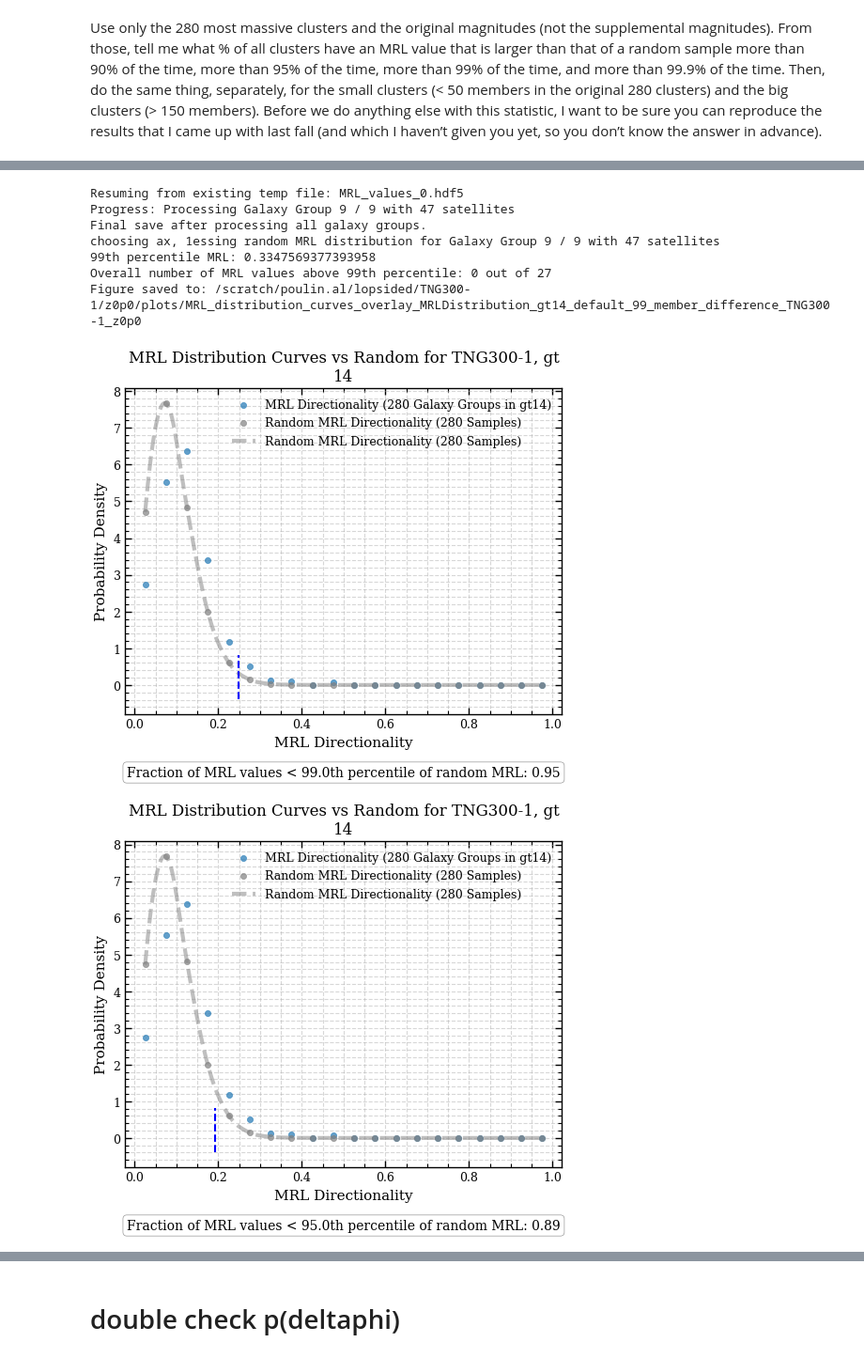
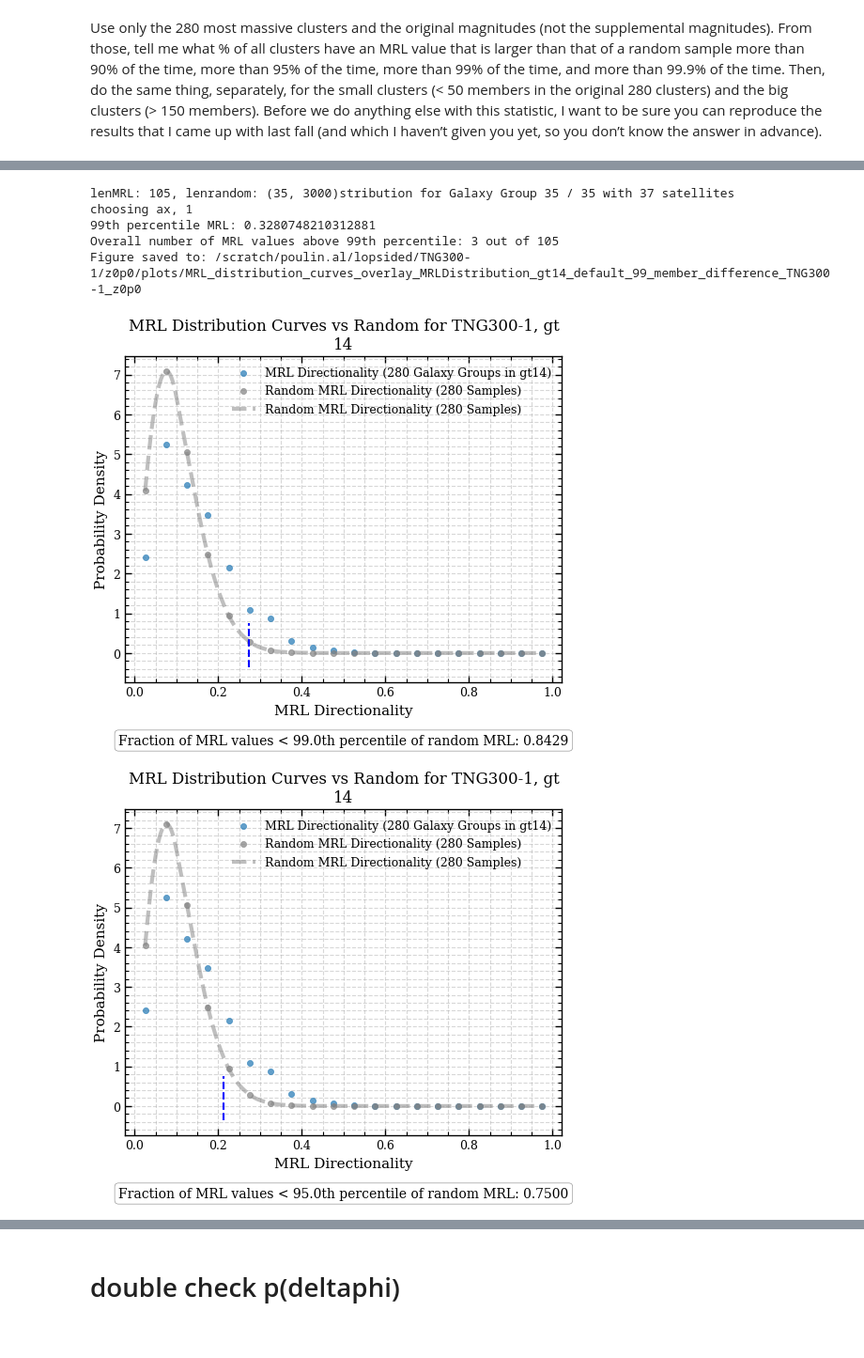
Before and after one commit to poulinal/sat-lopsidedness, a Jupyter notebook: src/myproject/redshiftGalaxyGroup copy 3.ipynb, the cells around one changed output, grey strips where cells are left out. Shown at 94% size. Saved outputs shown, nothing was run; the diff lists cells and outputs as text; code cells hidden in the pictures.

```diff
--- a/src/myproject/redshiftGalaxyGroup copy 3.ipynb
+++ b/src/myproject/redshiftGalaxyGroup copy 3.ipynb
@@ -7,4 +18,4 @@ from myproject.redshiftGalaxyAnalysis import GalaxyAnalysis
 # %%
 galaxyAnalysisSDSS = GalaxyAnalysis(generalRewrite=True)
-galaxyAnalysisDefault = GalaxyAnalysis(generalRewrite=True, luminosityType='Default')
+galaxyAnalysisDefault = GalaxyAnalysis(generalRewrite=True, luminosityType='Default', loaded_list_of_galaxy_groupsRaw=galaxyAnalysisSDSS.loaded_list_of_galaxy_groupsRaw)
 # %% [output]
@@ -250,13 +288,13 @@ with open('galaxy_groups_SDSS.txt', 'w') as f:
 # %% [markdown]
 Use only the 280 most massive clusters and the original magnitudes (not the supplemental magnitudes).  From those, tell me what % of all clusters have an MRL value that is larger than that of a random sample more than 90% of the time, more than 95% of the time, more than 99% of the time, and more than 99.9% of the time.  Then, do the same thing, separately, for the small clusters (< 50 members in the original 280 clusters) and the big clusters (> 150 members).  Before we do anything else with this statistic, I want to be sure you can reproduce the results that I came up with last fall (and which I haven’t given you yet, so you don’t know the answer in advance).
 # %%
-galaxyAnalysisDefault.setGeneralRewrite(False)
+galaxyAnalysisDefault.setGeneralRewrite(True)
 #compute MRL distribution plots for only gt14 of default
 galaxyAnalysisDefault.overlayMRLAndMRLRandom([(galaxyAnalysisDefault.filtered_gt14_list_of_galaxy_groups, 'gt14')], filename='MRLDistribution_gt14_default_99.png', percentageMRL = 0.99*100)
 
 galaxyAnalysisDefault.overlayMRLAndMRLRandom([(galaxyAnalysisDefault.filtered_gt14_list_of_galaxy_groups, 'gt14')], filename='MRLDistribution_gt14_default_95.png', percentageMRL = 0.95*100)
 
-galaxyAnalysisDefault.overlayMRLAndMRLRandom([(galaxyAnalysisDefault.filtered_gt14_list_of_galaxy_groups, 'gt14')], filename='MRLDistribution_gt14_default_90.png', percentageMRL = 0.95*100)
+galaxyAnalysisDefault.overlayMRLAndMRLRandom([(galaxyAnalysisDefault.filtered_gt14_list_of_galaxy_groups, 'gt14')], filename='MRLDistribution_gt14_default_90.png', percentageMRL = 0.90*100)
 
 #get gt150 members
 filtered_GT150_list_of_galaxy_groups = galaxyAnalysisDefault.filtered_gt14_list_of_galaxy_groups.getFilterSubhalos(minNumGalaxies=150)
@@ -302,9 +334,7 @@ processing galaxy group 52/52 for high MRL
-Resuming from existing temp file: MRL_values_0.hdf5
-Progress: Processing Galaxy Group 9 / 9 with 47 satellites
-Final save after processing all galaxy groups.
-choosing ax, 1essing random MRL distribution for Galaxy Group 9 / 9 with 47 satellites
-99th percentile MRL: 0.3347569377393958
-Overall number of MRL values above 99th percentile: 0 out of 27
+lenMRL: 105, lenrandom: (35, 3000)stribution for Galaxy Group 35 / 35 with 37 satellites
+choosing ax, 1
+99th percentile MRL: 0.3280748210312881
+Overall number of MRL values above 99th percentile: 3 out of 105
 Figure saved to: /scratch/poulin.al/lopsided/TNG300-1/z0p0/plots/MRL_distribution_curves_overlay_MRLDistribution_gt14_default_99_member_difference_TNG300-1_z0p0
-[figure, old version]
+[figure, new version]
-[figure, old version]
+[figure, new version]
```
Also changed, not shown: parts of 19 cells of this notebook, 5 other files.
